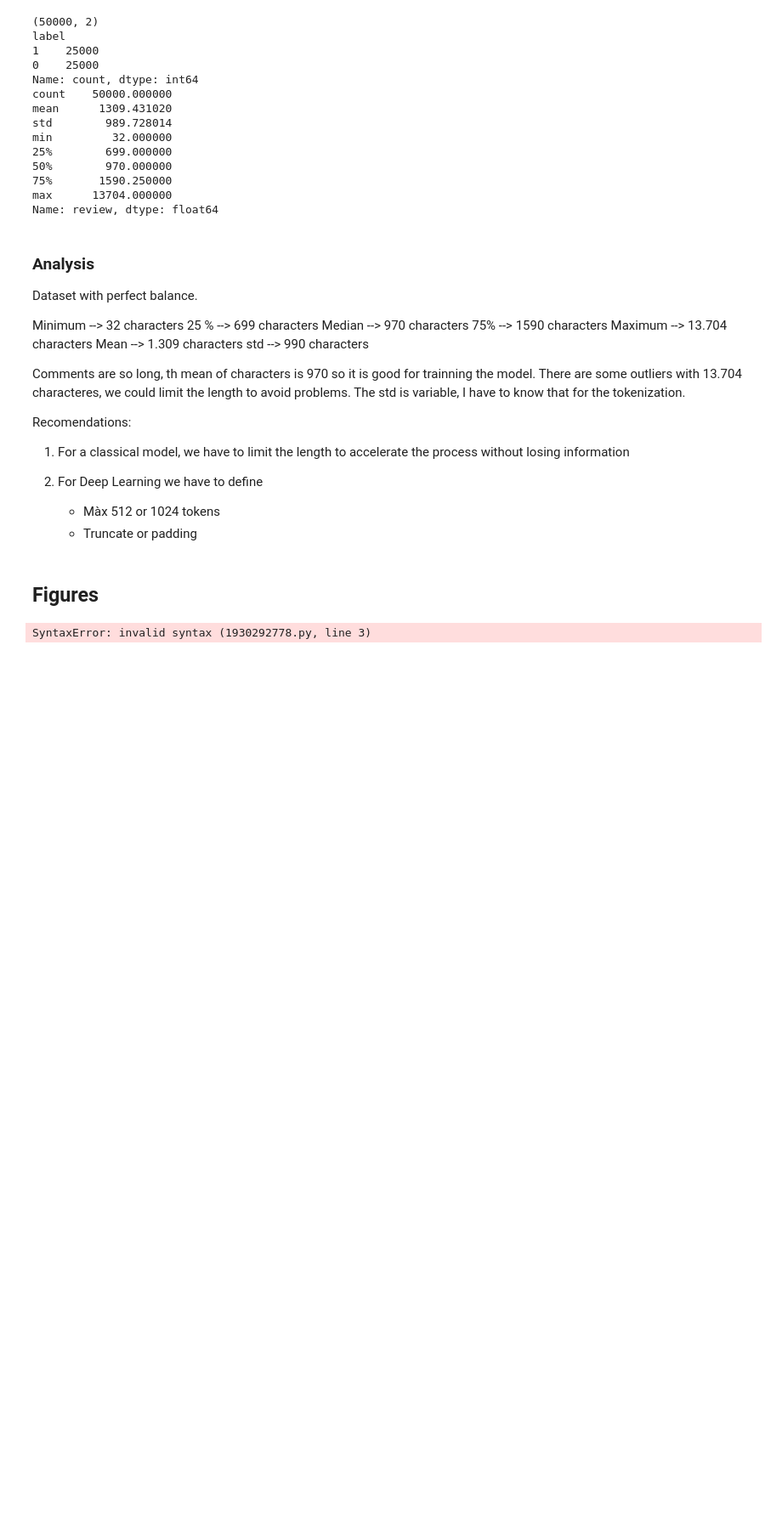
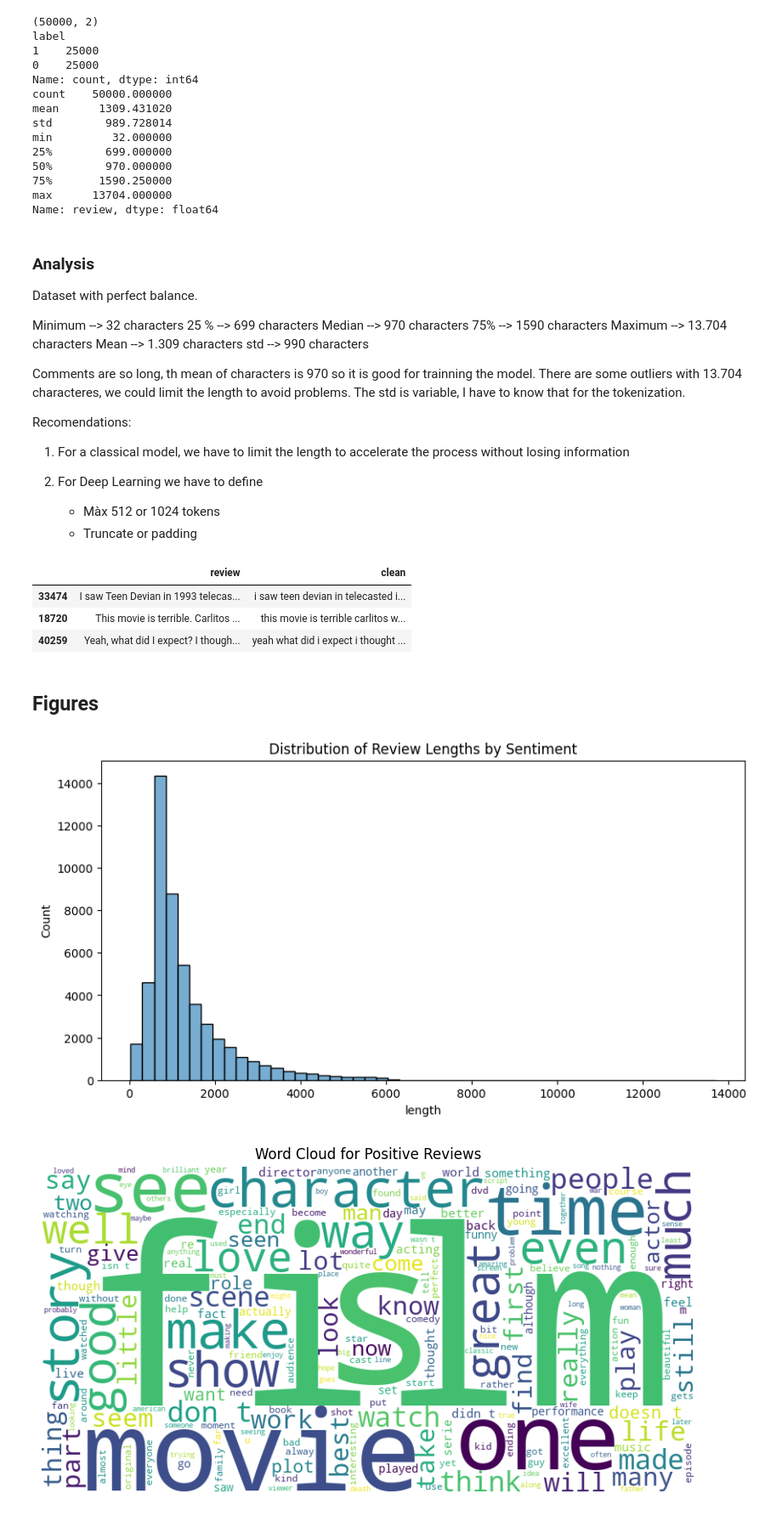
Before and after one commit to PolPujolSantaella/sentiment-analyzer, a Jupyter notebook: notebooks/eda_sentiment.ipynb, the cells around one changed output. Shown: that part at 85% size. Drawn from its saved outputs; the diff is of its cells as text; code cells hidden in the pictures; blank space fills up the shorter version.

```diff
--- a/notebooks/eda_sentiment.ipynb
+++ b/notebooks/eda_sentiment.ipynb
@@ -84,37 +85,53 @@ Recomendations:
 2. For Deep Learning we have to define
     - Màx 512 or 1024 tokens
     - Truncate or padding
+# %%
+import re
+
+def clean_text(text):
+    text = re.sub(r'<.*?>', ' ', text)
+    text = re.sub(r'[^a-zA-Z\s]', ' ', text)
+    text = text.lower()
+    return text
+
+df['clean'] = df['review'].apply(clean_text)
+df[['review', 'clean']].sample(3)
+# %% [output]
+|  | review | clean |
+| 33474 | I saw Teen Devian in 1993 telecas... | i saw teen devian in telecasted i... |
+| 18720 | This movie is terrible. Carlitos ... | this movie is terrible carlitos w... |
+| 40259 | Yeah, what did I expect? I though... | yeah what did i expect i thought ... |
 # %% [markdown]
 ## Figures
 # %%
 import numpy as np
 import matplotlib.pyplot as plt
 import seaborn as sns
 from wordcloud import WordCloud
 
 df['length'] = df['review'].apply(len)
 
 plt.figure(figsize=(10,5))
-sns.histplot(df['length'], hue='sentiment', bins=50, palette='Set1', alpha=0.6)
+sns.histplot(data=df, x='length', bins=50, alpha=0.6)
 plt.title("Distribution of Review Lengths by Sentiment")
 plt.show()
-
 
 text_pos = ' '.join(df[df['label'] == 1]['clean'])
 text_neg = ' '.join(df[df['label'] == 0]['clean'])
 
 plt.figure(figsize=(10, 5))
 wc_pos = WordCloud(width=800, height=400, background_color='white').generate(text_pos)
 plt.imshow(wc_pos, interpolation='bilinear')
 plt.axis('off')
 plt.title('Word Cloud for Positive Reviews')
 plt.show()
 
 plt.figure(figsize=(10, 5))
 wc_neg = WordCloud(width=800, height=400, background_color='white').generate(text_neg)
 plt.imshow(wc_neg, interpolation='bilinear')
 plt.axis('off')
 plt.title('Word Cloud for Negative Reviews')
 plt.show()
 # %% [output]
-SyntaxError: invalid syntax (1930292778.py, line 3)
+[figure, added]
+[figure, added]
```
Also changed, not shown: parts of 2 cells of this notebook.
